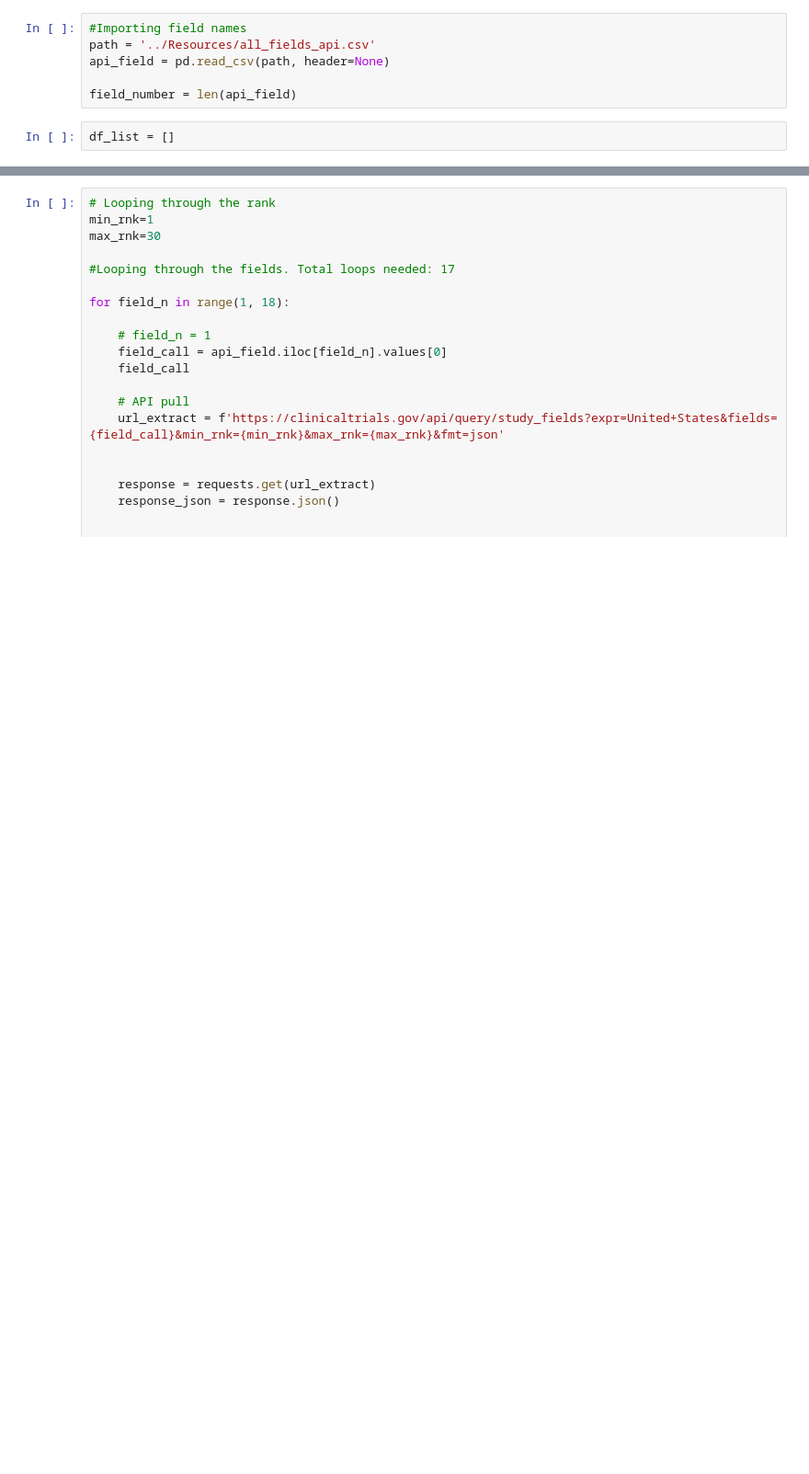
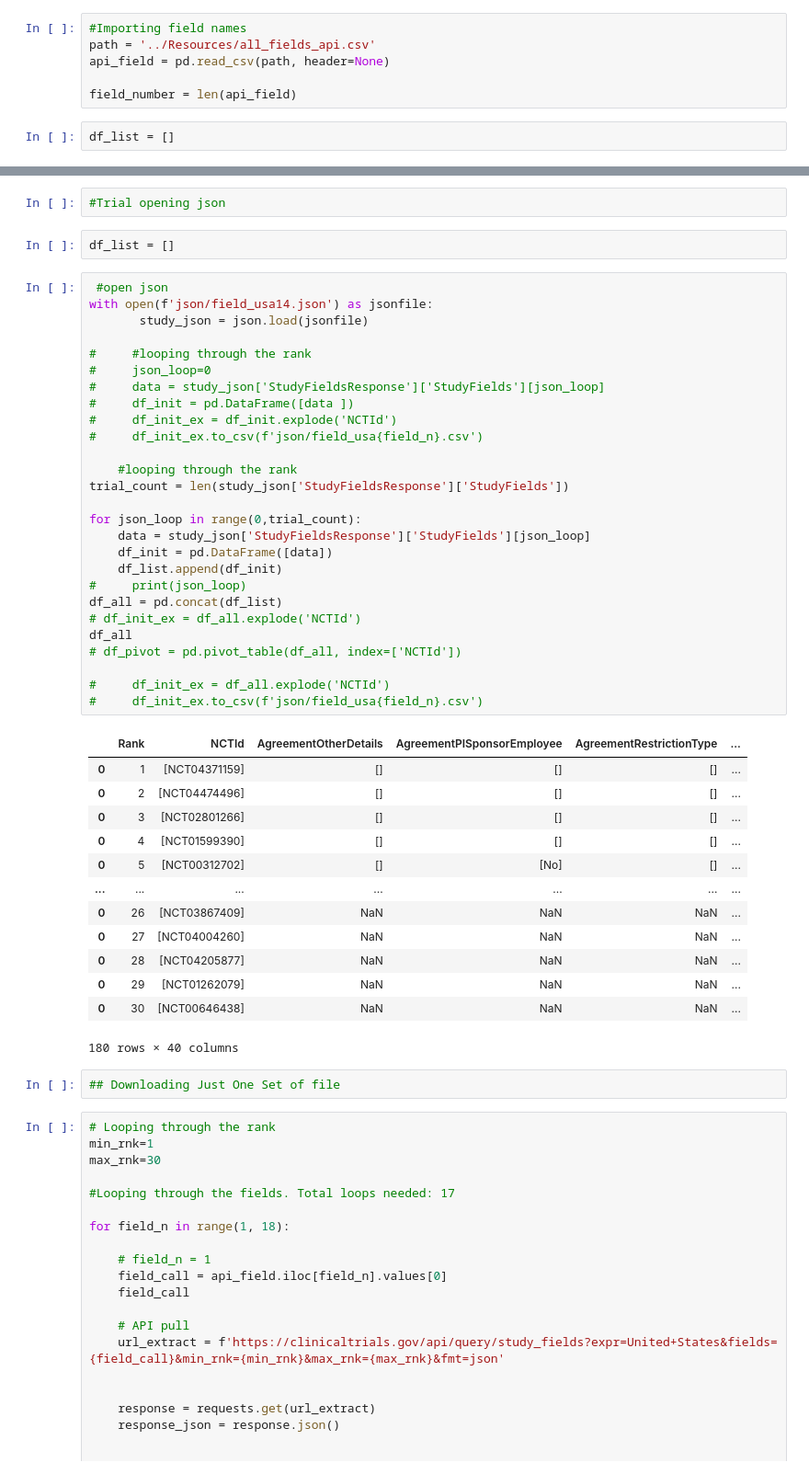
Before and after one commit to sigkarmoil/Clinical_Trial_Machine_Learning, a Jupyter notebook: Codes/Fields_Extraction_API.ipynb, the cells around one changed output, grey strips where cells are left out. Shown at 92% size. Saved outputs shown, nothing was run; the diff lists cells and outputs as text; blank space fills up the shorter version.

Commit message:
Managed to unpack the second json file, need expanding

```diff
--- a/Codes/Fields_Extraction_API.ipynb
+++ b/Codes/Fields_Extraction_API.ipynb
@@ -15,3 +99,50 @@ df_list = []
+# %%
+#Trial opening json
+# %%
+df_list = []
+# %%
+ #open json
+with open(f'json/field_usa14.json') as jsonfile:
+       study_json = json.load(jsonfile)
+
+#     #looping through the rank
+#     json_loop=0
+#     data = study_json['StudyFieldsResponse']['StudyFields'][json_loop]
+#     df_init = pd.DataFrame([data ])
+#     df_init_ex = df_init.explode('NCTId')
+#     df_init_ex.to_csv(f'json/field_usa{field_n}.csv')
+
+    #looping through the rank
+trial_count = len(study_json['StudyFieldsResponse']['StudyFields'])
+
+for json_loop in range(0,trial_count):
+    data = study_json['StudyFieldsResponse']['StudyFields'][json_loop]
+    df_init = pd.DataFrame([data])
+    df_list.append(df_init)
+#     print(json_loop)
+df_all = pd.concat(df_list)
+# df_init_ex = df_all.explode('NCTId')
+df_all
+# df_pivot = pd.pivot_table(df_all, index=['NCTId'])
+
+#     df_init_ex = df_all.explode('NCTId')
+#     df_init_ex.to_csv(f'json/field_usa{field_n}.csv')
+# %% [output]
+|  | Rank | NCTId | AgreementOtherDetails | AgreementPISponsorEmployee | AgreementRestrictionType | ... |
+| 0 | 1 | [NCT04371159] | [] | [] | [] | ... |
+| 0 | 2 | [NCT04474496] | [] | [] | [] | ... |
+| 0 | 3 | [NCT02801266] | [] | [] | [] | ... |
+| 0 | 4 | [NCT01599390] | [] | [] | [] | ... |
+| 0 | 5 | [NCT00312702] | [] | [No] | [] | ... |
+| ... | ... | ... | ... | ... | ... | ... |
+| 0 | 26 | [NCT03867409] | NaN | NaN | NaN | ... |
+| 0 | 27 | [NCT04004260] | NaN | NaN | NaN | ... |
+| 0 | 28 | [NCT04205877] | NaN | NaN | NaN | ... |
+| 0 | 29 | [NCT01262079] | NaN | NaN | NaN | ... |
+| 0 | 30 | [NCT00646438] | NaN | NaN | NaN | ... |
+180 rows × 40 columns
+# %%
+## Downloading Just One Set of file
 # %%
 # Looping through the rank
 min_rnk=1
```
Also changed, not shown: parts of 4 cells of this notebook, 1 other file.
